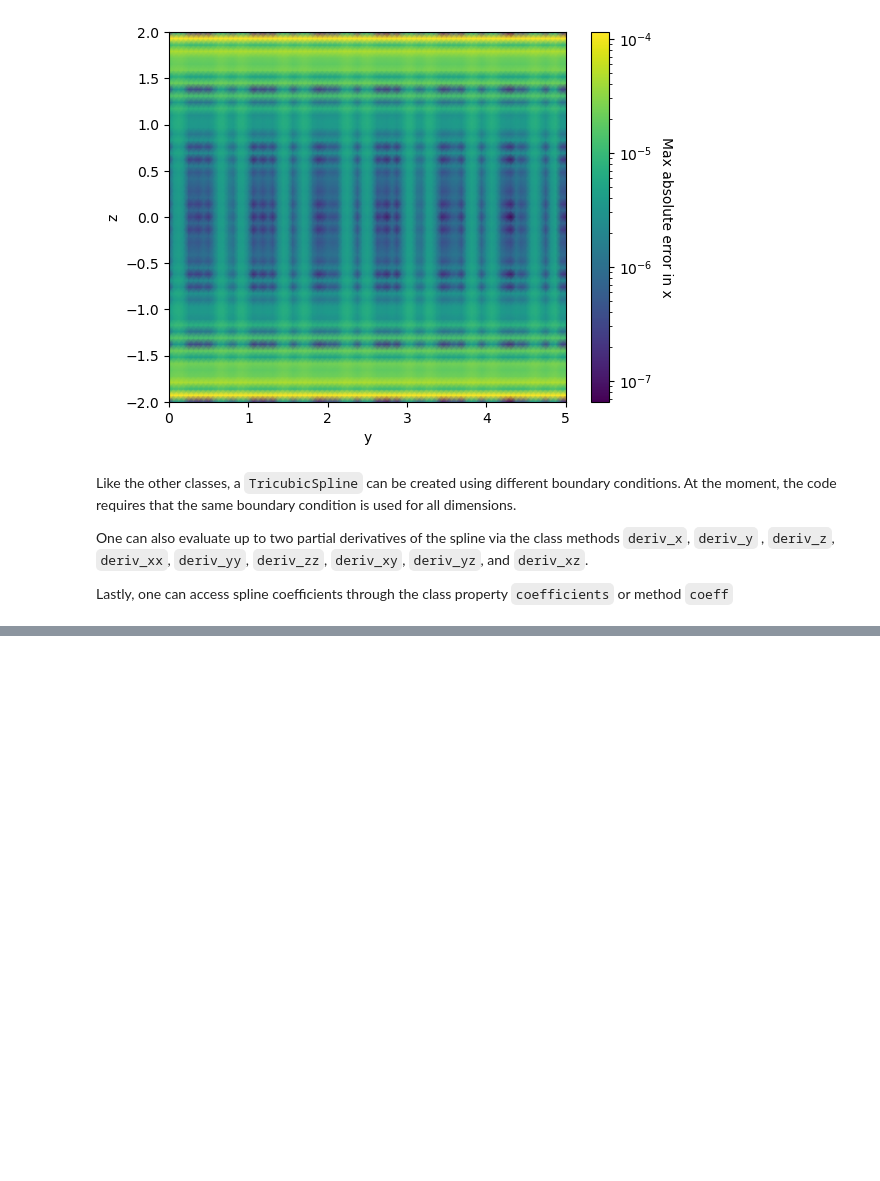
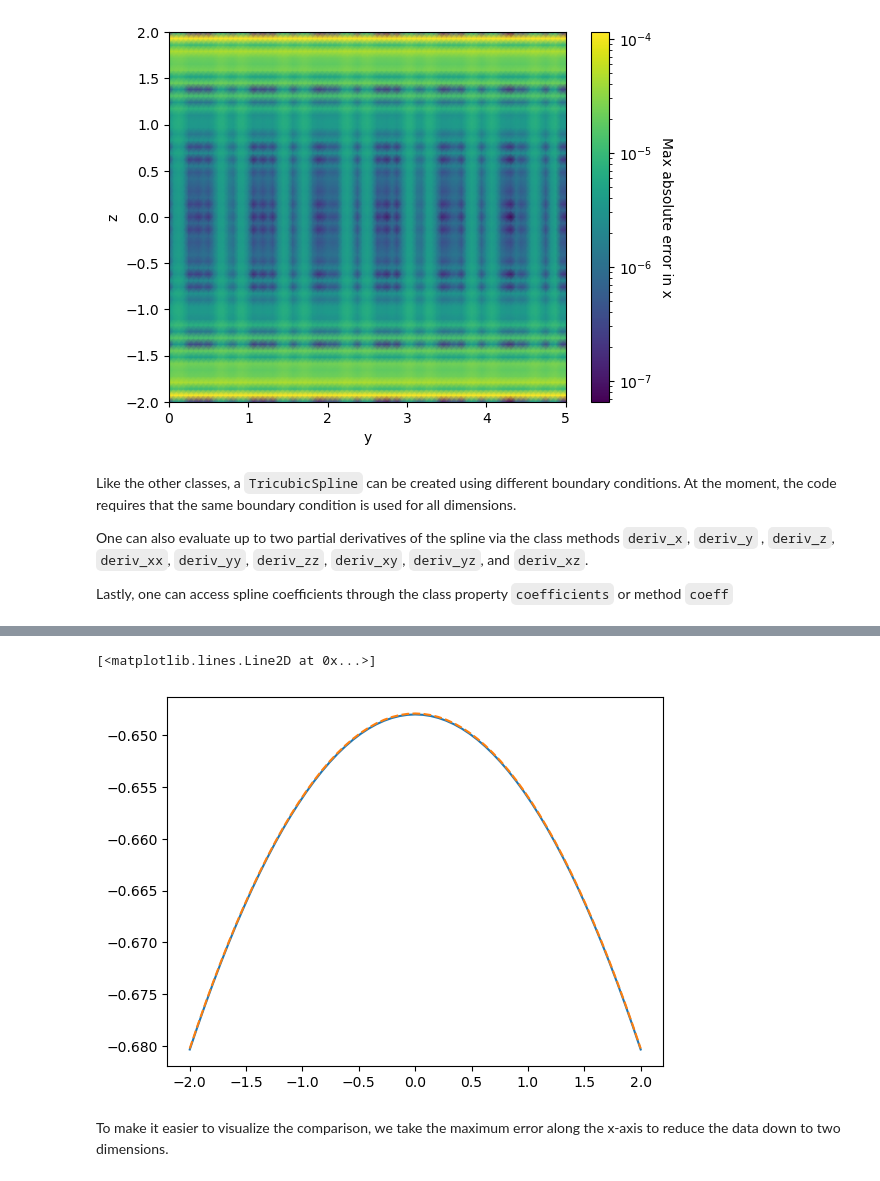
Before and after one commit to znasipak/multispline, a Jupyter notebook: tutorial.ipynb, the cells around one changed output, grey strips where cells are left out. Saved outputs shown, nothing was run; the diff lists cells and outputs as text; code cells hidden in the pictures; blank space fills up the shorter version.

```diff
--- a/tutorial.ipynb
+++ b/tutorial.ipynb
@@ -233,0 +278,8 @@ Lastly, one can access spline coefficients through the class property `coefficie
+# %%
+plt.plot(test_points_z, qspl_values_f[10,5,3,:], label='spline')
+plt.plot(test_points_z, test_values_f[10,5,3,:], label='truth', linestyle='dashed')
+# %% [output]
+[<matplotlib.lines.Line2D at 0x...>]
+[figure, added]
+# %% [markdown]
+To make it easier to visualize the comparison, we take the maximum error along the x-axis to reduce the data down to two dimensions.
```
Also changed, not shown: parts of 14 cells of this notebook, 17 other files.
